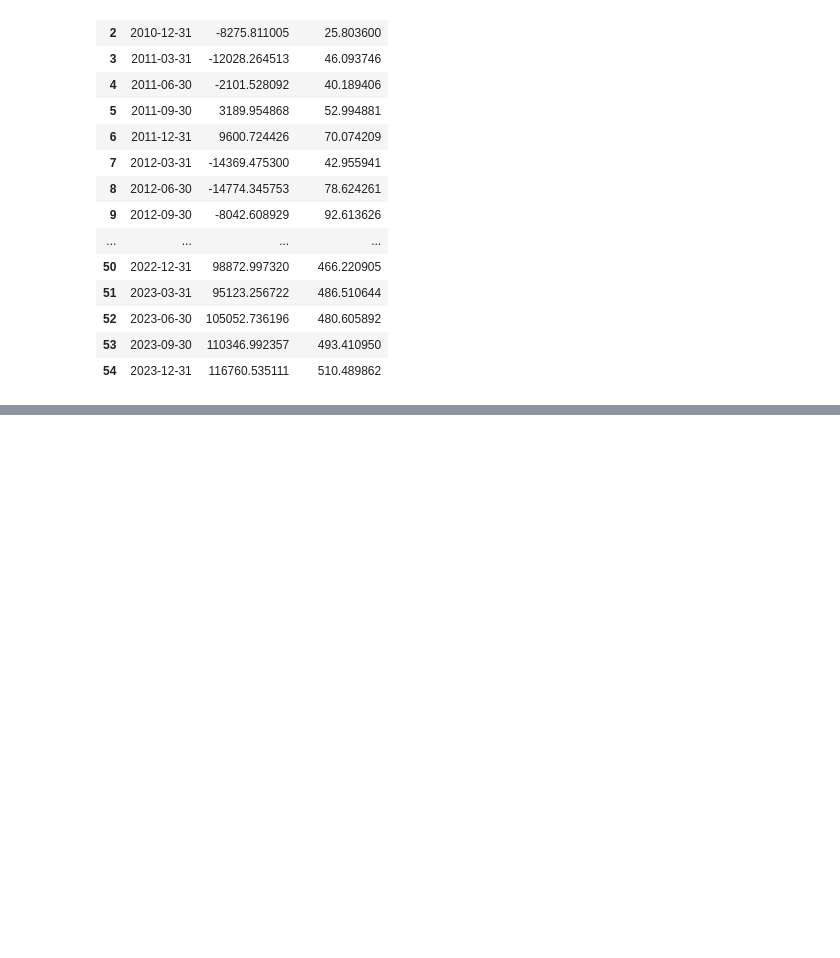
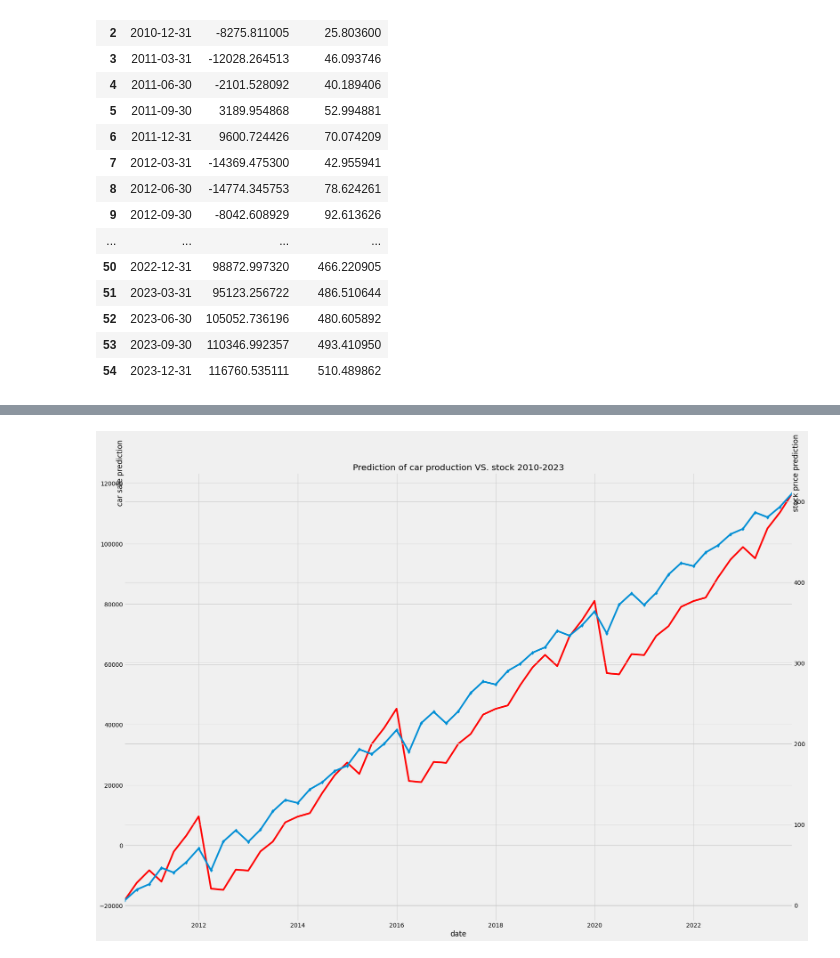
Before and after one commit to ta-data-bcn/Project-Week-8-Final-Project, a Jupyter notebook: Notebooks/TSLA_Stock_Analysis_Car_production_&_prediction.ipynb, the cells around one changed output, grey strips where cells are left out. Saved outputs shown, nothing was run; the diff lists cells and outputs as text; code cells hidden in the pictures; blank space fills up the shorter version.

Commit message:
Car production Prophet Analysis - Conclusion to be added

```diff
--- a/Notebooks/TSLA_Stock_Analysis_Car_production_&_prediction.ipynb
+++ b/Notebooks/TSLA_Stock_Analysis_Car_production_&_prediction.ipynb
@@ -515,3 +528,6 @@ df_both_pred
+# %%
+df_both_pred['date'] = pd.to_datetime(df_both_pred['date'])
+df_both_pred['date'] = df_both_pred['date'].dt.date
 # %%
 df_both_pred.set_index('date', inplace=True)
 # %%
@@ -522,0 +557,18 @@ dtype: object
+# %%
+fig, ax1 = plt.subplots(figsize=(25, 18))
+ax1.set_xlabel('future quarter')
+ax1.set_ylabel('car sale prediction')
+df_both_pred['car_predict'].plot(kind='line', color='r', ax=ax1)
+ax1.yaxis.set_label_coords(0.5, -1)
+ax1.yaxis.set_label_coords(0, 1)
+
+ax2 = ax1.twinx()
+ax2.set_ylabel('stock price prediction')
+ax2.yaxis.set_label_coords(1, 1)
+df_both_pred['stock_predict'].plot(kind='line', marker='d', ax=ax2)
+ax1.yaxis.tick_left()
+ax2.yaxis.tick_right()
+plt.title('Prediction of car production VS. stock 2010-2023')
+plt.savefig(f'../DataSets/Tesla_car_sales/car_production_stock_evolution.png' , dpi=fig.dpi)
+# %% [output]
+[figure, added]
```
Also changed, not shown: parts of 9 cells of this notebook.
